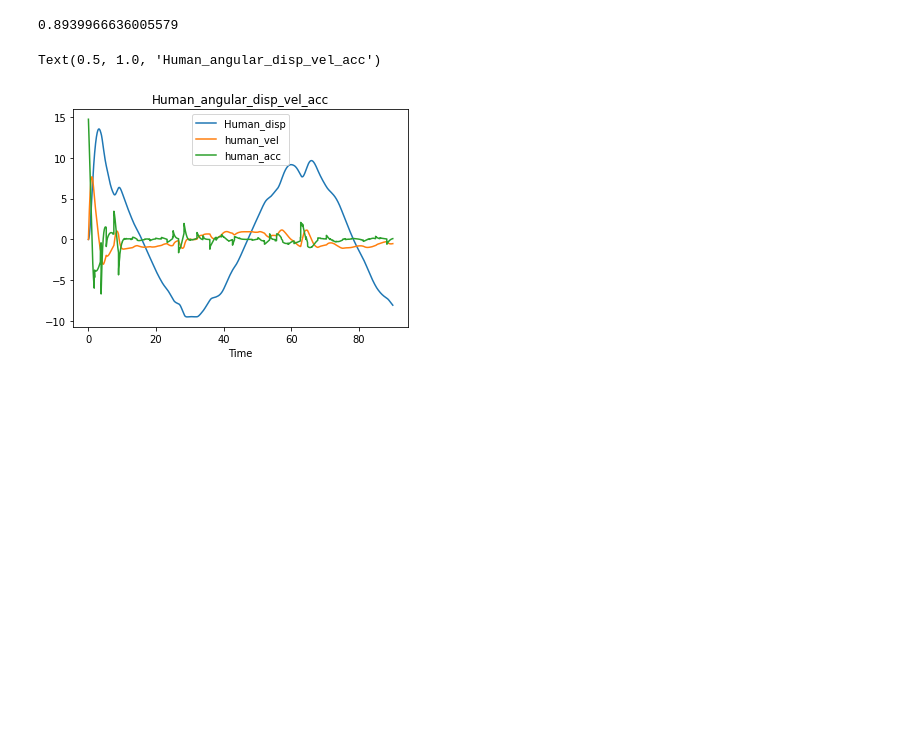
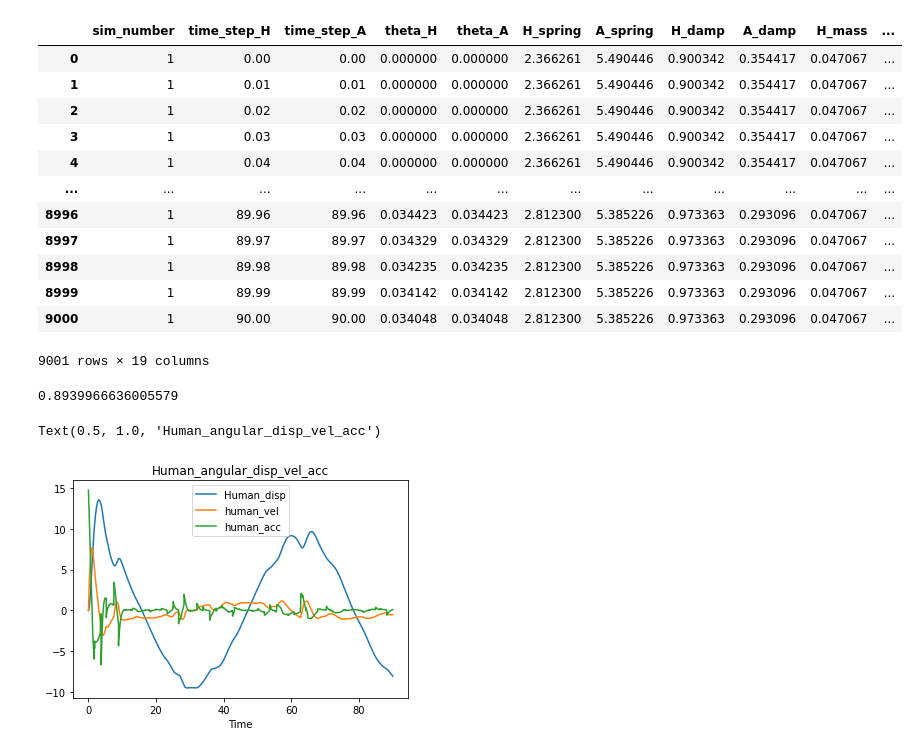
Before and after one commit to bharadwaj1098/Auto, a Jupyter notebook: haptic_graph.ipynb, the cells around one changed output. Drawn from its saved outputs; the diff is of its cells as text; code cells hidden in the pictures; blank space fills up the shorter version.

```diff
--- a/haptic_graph.ipynb
+++ b/haptic_graph.ipynb
@@ -13,6 +13,38 @@ with open('Human_Auto.yaml') as File:
     d = yaml.load(File, Loader=yaml.FullLoader)
 #can't give negative sin as input to function
 hap = haptic_class(dic = d, Theta_h = cos, Theta_a= sin)
+# %%
+import numpy as np
+import pandas as pd
+import matplotlib.pyplot as plt
+from sympy import *
+#from spring_damp import force_time, mass_damp_spring, ideal_actual, graphs
+from haptic import haptic_class, haptic_actual
+import random
+import yaml
+random.seed(49)
+
+with open('Human_Auto.yaml') as File:
+    d = yaml.load(File, Loader=yaml.FullLoader)
+#can't give negative sin as input to function
+hap = haptic_actual(dic = d)
+z = hap.data_list
+# %%
+z[0]
+# %% [output]
+|  | sim_number | time_step_H | time_step_A | theta_H | theta_A | H_spring | A_spring | H_damp | A_damp | H_mass | ... |
+| 0 | 1 | 0.00 | 0.00 | 0.000000 | 0.000000 | 2.366261 | 5.490446 | 0.900342 | 0.354417 | 0.047067 | ... |
+| 1 | 1 | 0.01 | 0.01 | 0.000000 | 0.000000 | 2.366261 | 5.490446 | 0.900342 | 0.354417 | 0.047067 | ... |
+| 2 | 1 | 0.02 | 0.02 | 0.000000 | 0.000000 | 2.366261 | 5.490446 | 0.900342 | 0.354417 | 0.047067 | ... |
+| 3 | 1 | 0.03 | 0.03 | 0.000000 | 0.000000 | 2.366261 | 5.490446 | 0.900342 | 0.354417 | 0.047067 | ... |
+| 4 | 1 | 0.04 | 0.04 | 0.000000 | 0.000000 | 2.366261 | 5.490446 | 0.900342 | 0.354417 | 0.047067 | ... |
+| ... | ... | ... | ... | ... | ... | ... | ... | ... | ... | ... | ... |
+| 8996 | 1 | 89.96 | 89.96 | 0.034423 | 0.034423 | 2.812300 | 5.385226 | 0.973363 | 0.293096 | 0.047067 | ... |
+| 8997 | 1 | 89.97 | 89.97 | 0.034329 | 0.034329 | 2.812300 | 5.385226 | 0.973363 | 0.293096 | 0.047067 | ... |
+| 8998 | 1 | 89.98 | 89.98 | 0.034235 | 0.034235 | 2.812300 | 5.385226 | 0.973363 | 0.293096 | 0.047067 | ... |
+| 8999 | 1 | 89.99 | 89.99 | 0.034142 | 0.034142 | 2.812300 | 5.385226 | 0.973363 | 0.293096 | 0.047067 | ... |
+| 9000 | 1 | 90.00 | 90.00 | 0.034048 | 0.034048 | 2.812300 | 5.385226 | 0.973363 | 0.293096 | 0.047067 | ... |
+9001 rows × 19 columns
 # %%
 from sympy import *
 t = Symbol('t')
```
Also changed, not shown: parts of 2 cells of this notebook, 3 other files.
